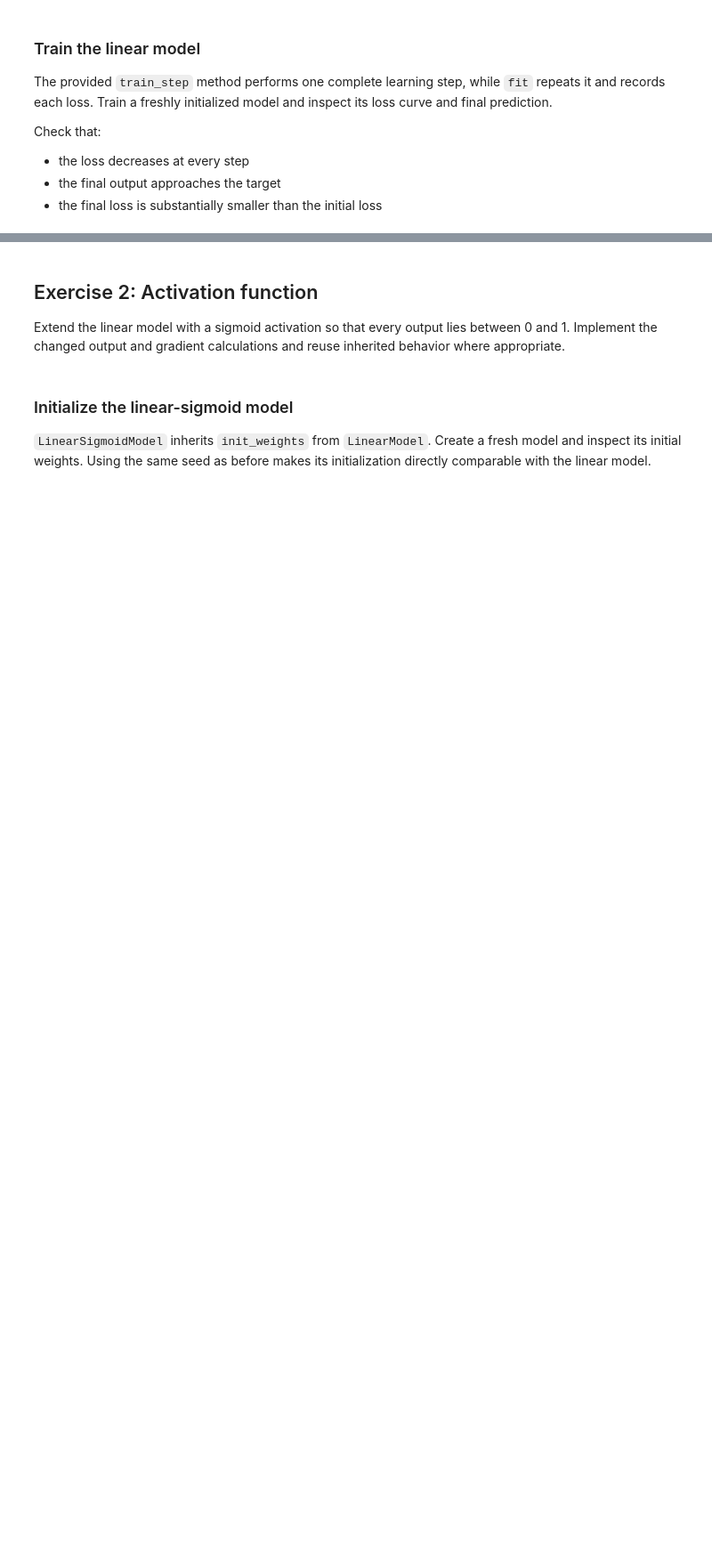
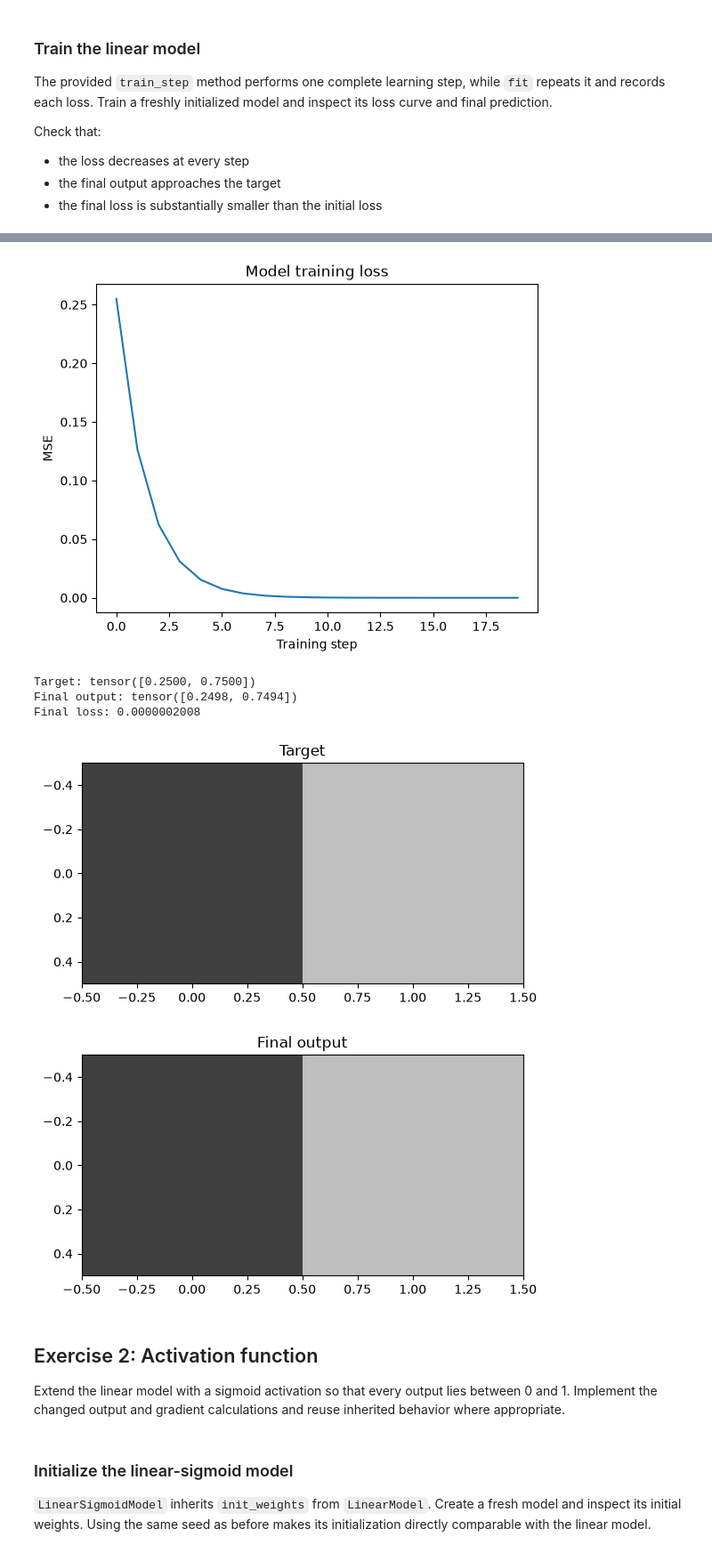
Before and after one commit to EwoutDeVadder/5AI-labs-deep-learning-assignment, a Jupyter notebook: first_principles.ipynb, the cells around one changed output, grey strips where cells are left out. Shown at 89% size. Saved outputs shown, nothing was run; the diff lists cells and outputs as text; code cells hidden in the pictures; blank space fills up the shorter version.

```diff
--- a/first_principles.ipynb
+++ b/first_principles.ipynb
@@ -122,7 +145,7 @@ torch.manual_seed(0)
 
 linear_model = LinearModel(image.shape, target.shape)
 
-linear_loss_history = linear_model.fit(image, target, steps=10, learning_rate=linear_learning_rate)
+linear_loss_history = linear_model.fit(image, target, steps=20, learning_rate=linear_learning_rate)
 
 plt.plot(linear_loss_history)
 plt.xlabel("Training step")
@@ -139,3 +162,4 @@ print(f"Final loss: {linear_loss.item():.10f}")
 
 plot_grayscale_image_tensor(target.unsqueeze(0), "Target")
 plot_grayscale_image_tensor(linear_output.unsqueeze(0), "Final output")
+# %% [output]
@@ -142,3 +186,9 @@ plot_grayscale_image_tensor(linear_output.unsqueeze(0), "Final output")
+[figure, added]
+Target: tensor([0.2500, 0.7500])
+Final output: tensor([0.2498, 0.7494])
+Final loss: 0.0000002008
+[figure, added]
+[figure, added]
 # %% [markdown]
 ## Exercise 2: Activation function
 
```
Also changed, not shown: parts of 14 cells of this notebook.
